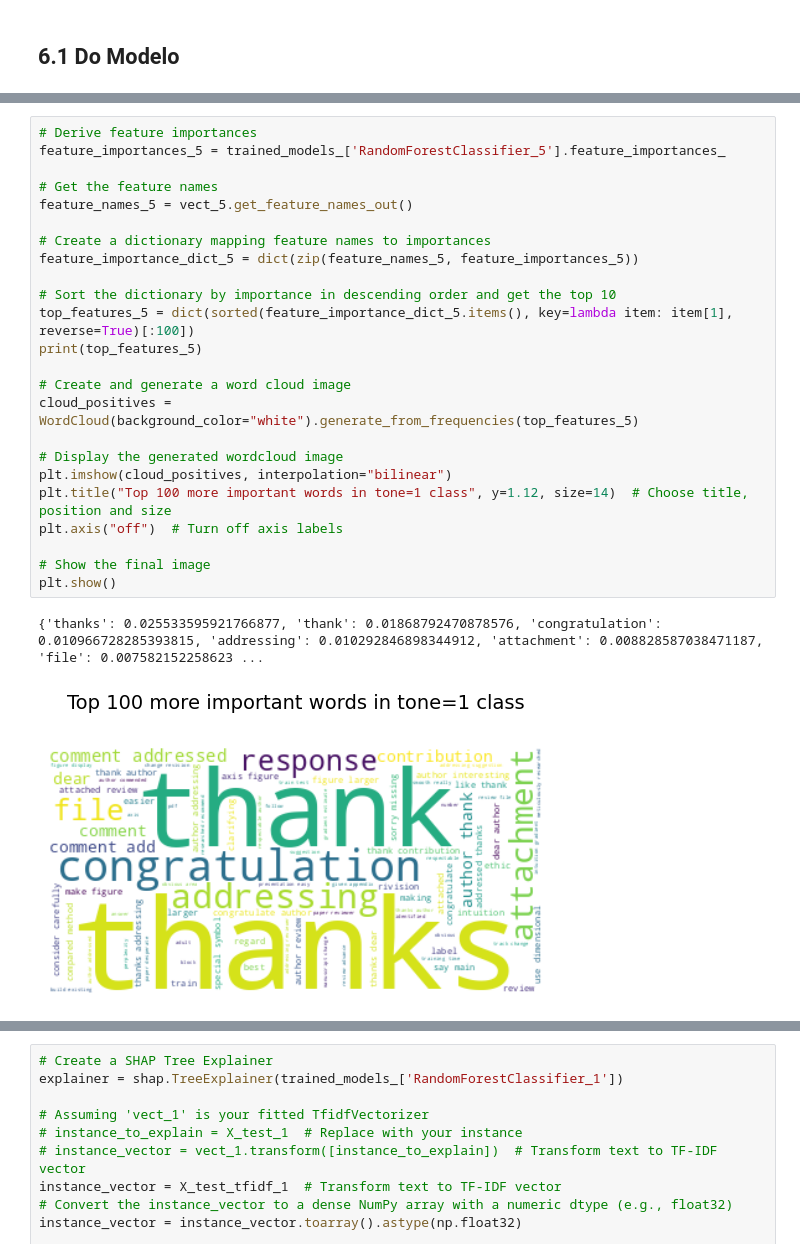
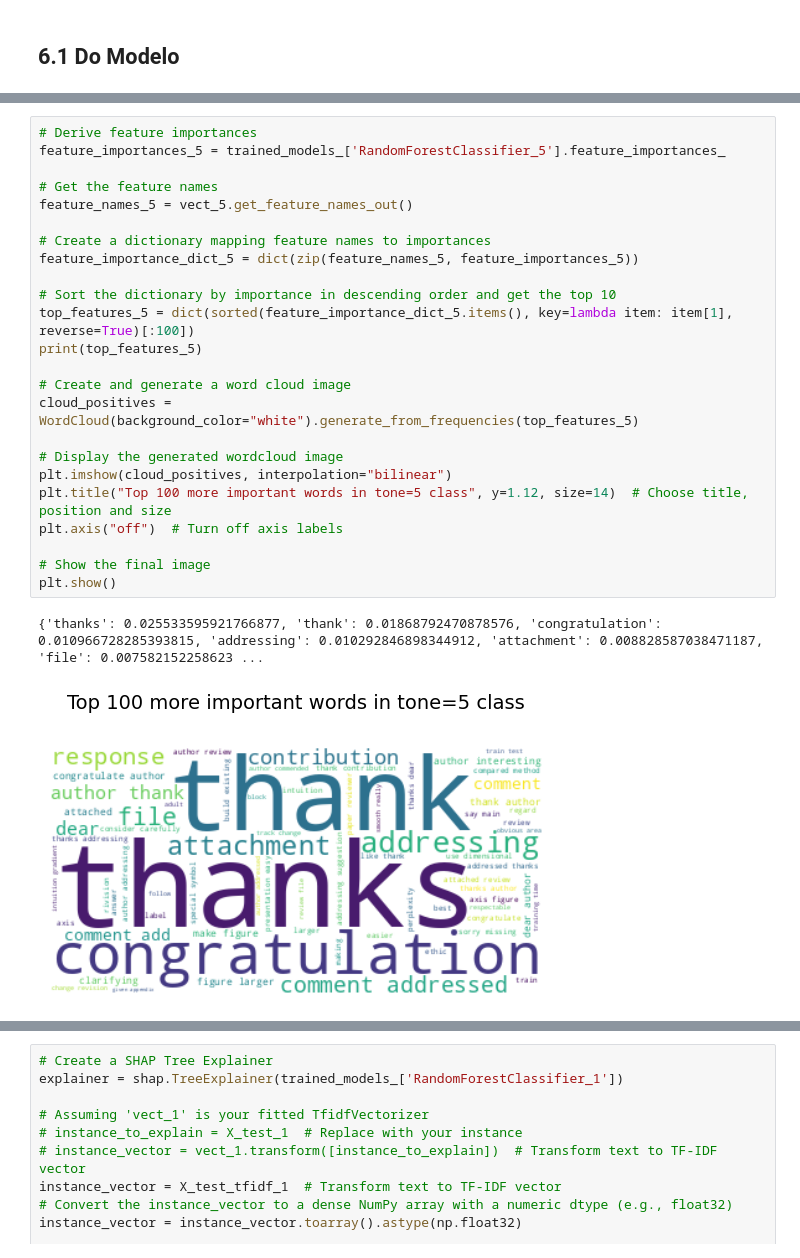
Before and after one commit to Carabinero/politeness-review-classification, a Jupyter notebook: politeness_convencional_v1_3.ipynb, the cells around one changed output, grey strips where cells are left out. Saved outputs shown, nothing was run; the diff lists cells and outputs as text.

```diff
--- a/politeness_convencional_v1_3.ipynb
+++ b/politeness_convencional_v1_3.ipynb
@@ -691,30 +628,30 @@ print(loaded_array)
 # %%
 # Derive feature importances
 feature_importances_5 = trained_models_['RandomForestClassifier_5'].feature_importances_
 
 # Get the feature names
 feature_names_5 = vect_5.get_feature_names_out()
 
 # Create a dictionary mapping feature names to importances
 feature_importance_dict_5 = dict(zip(feature_names_5, feature_importances_5))
 
 # Sort the dictionary by importance in descending order and get the top 10
 top_features_5 = dict(sorted(feature_importance_dict_5.items(), key=lambda item: item[1], reverse=True)[:100])
 print(top_features_5)
 
 # Create and generate a word cloud image
 cloud_positives = WordCloud(background_color="white").generate_from_frequencies(top_features_5)
 
 # Display the generated wordcloud image
 plt.imshow(cloud_positives, interpolation="bilinear")
-plt.title("Top 100 more important words in tone=1 class", y=1.12, size=14)  # Choose title, position and size
+plt.title("Top 100 more important words in tone=5 class", y=1.12, size=14)  # Choose title, position and size
 plt.axis("off")  # Turn off axis labels
 
 # Show the final image
 plt.show()
 # %% [output]
 {'thanks': 0.025533595921766877, 'thank': 0.01868792470878576, 'congratulation': 0.010966728285393815, 'addressing': 0.010292846898344912, 'attachment': 0.008828587038471187, 'file': 0.007582152258623 ...
-[figure, old version]
+[figure, new version]
 # %%
 # Derive feature importances
 feature_importances_1 = trained_models_['RandomForestClassifier_1'].feature_importances_
```
Also changed, not shown: parts of 18 cells of this notebook.
